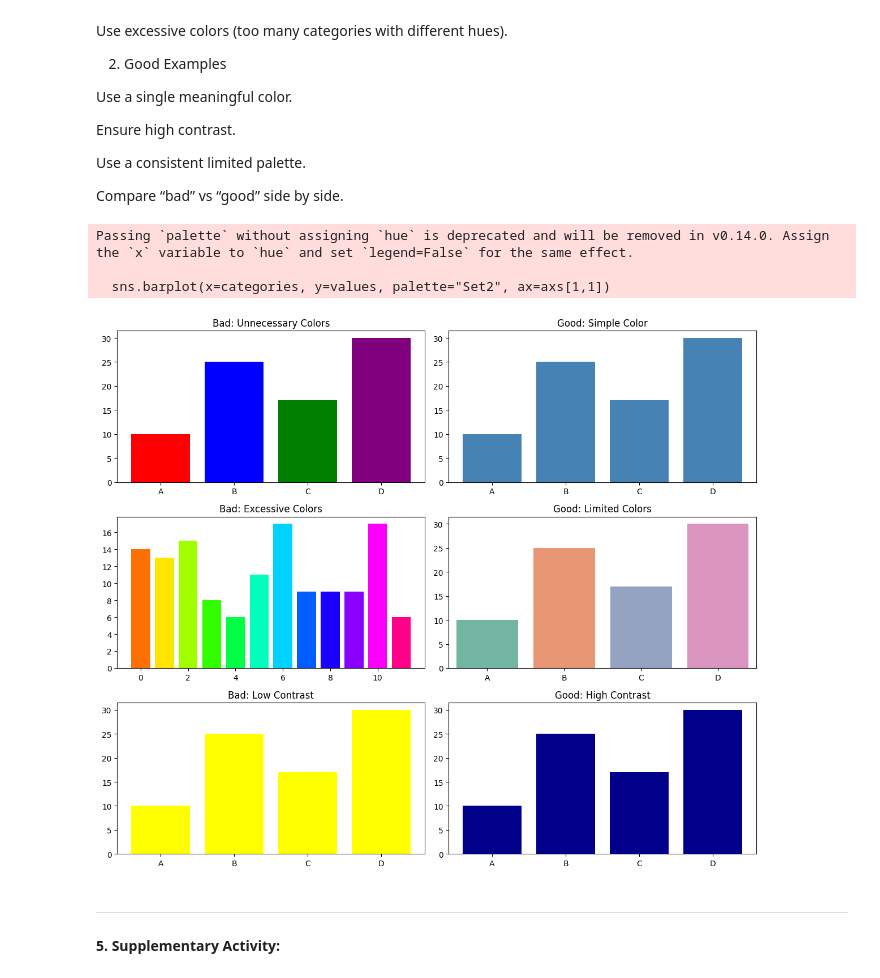
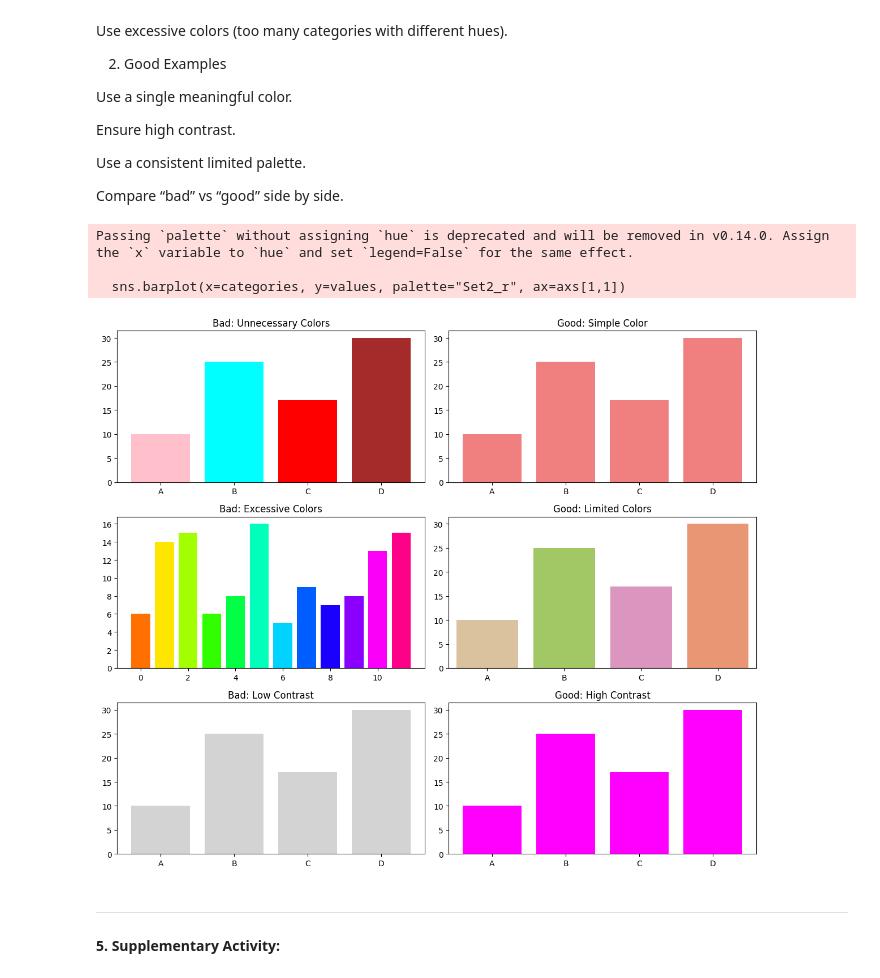
Before and after one commit to ClarkCenteno/VISUALIZATIONS_AND_DATA_ANALYSIS, a Jupyter notebook: Hands_On_Activity_7___Purposeful_Use_of_Color(1).ipynb, the cells around one changed output. Drawn from its saved outputs; the diff is of its cells as text; code cells hidden in the pictures.

```diff
--- a/Hands_On_Activity_7___Purposeful_Use_of_Color(1).ipynb
+++ b/Hands_On_Activity_7___Purposeful_Use_of_Color(1).ipynb
@@ -596,40 +596,40 @@ values = [10, 25, 17, 30]
 
 fig, axs = plt.subplots(3, 2, figsize=(12, 10))
 
 # 1. Unnecessary Color (Bad)
-axs[0,0].bar(categories, values, color=["red", "blue", "green", "purple"])
+axs[0,0].bar(categories, values, color=["pink", "cyan", "red", "brown"])
 axs[0,0].set_title("Bad: Unnecessary Colors")
 
 # Good: One meaningful color
-axs[0,1].bar(categories, values, color="steelblue")
+axs[0,1].bar(categories, values, color="lightcoral")
 axs[0,1].set_title("Good: Simple Color")
 
 # 2. Excessive Color (Bad)
 colors = sns.color_palette("hsv", 12)
 axs[1,0].bar(range(12), np.random.randint(5,20,12), color=colors)
 axs[1,0].set_title("Bad: Excessive Colors")
 
 # Good: Limited palette
-sns.barplot(x=categories, y=values, palette="Set2", ax=axs[1,1])
+sns.barplot(x=categories, y=values, palette="Set2_r", ax=axs[1,1])
 axs[1,1].set_title("Good: Limited Colors")
 
 # 3. Insufficient Contrast (Bad)
-axs[2,0].bar(categories, values, color="yellow")
+axs[2,0].bar(categories, values, color="lightgrey")
 axs[2,0].set_facecolor("white")
 axs[2,0].set_title("Bad: Low Contrast")
 
 # Good: High Contrast
-axs[2,1].bar(categories, values, color="darkblue")
+axs[2,1].bar(categories, values, color="magenta")
 axs[2,1].set_facecolor("white")
 axs[2,1].set_title("Good: High Contrast")
 
 plt.tight_layout()
 plt.show()
 # %% [output]
 Passing `palette` without assigning `hue` is deprecated and will be removed in v0.14.0. Assign the `x` variable to `hue` and set `legend=False` for the same effect.
 
-  sns.barplot(x=categories, y=values, palette="Set2", ax=axs[1,1])
+  sns.barplot(x=categories, y=values, palette="Set2_r", ax=axs[1,1])
-[figure, old version]
+[figure, new version]
 # %% [markdown]
 
 
```
Also changed, not shown: parts of 2 cells of this notebook.
